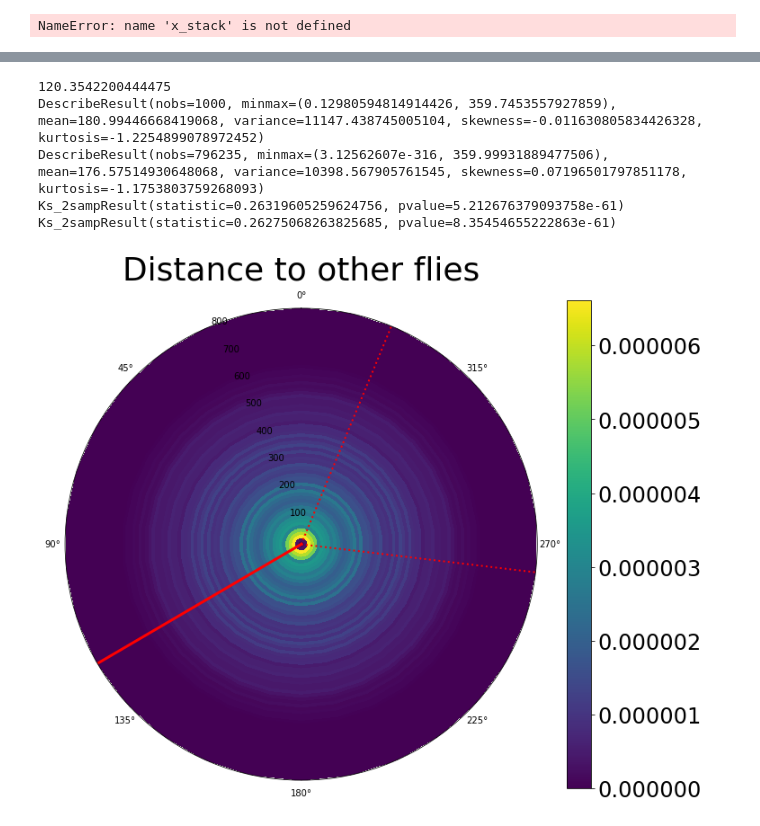
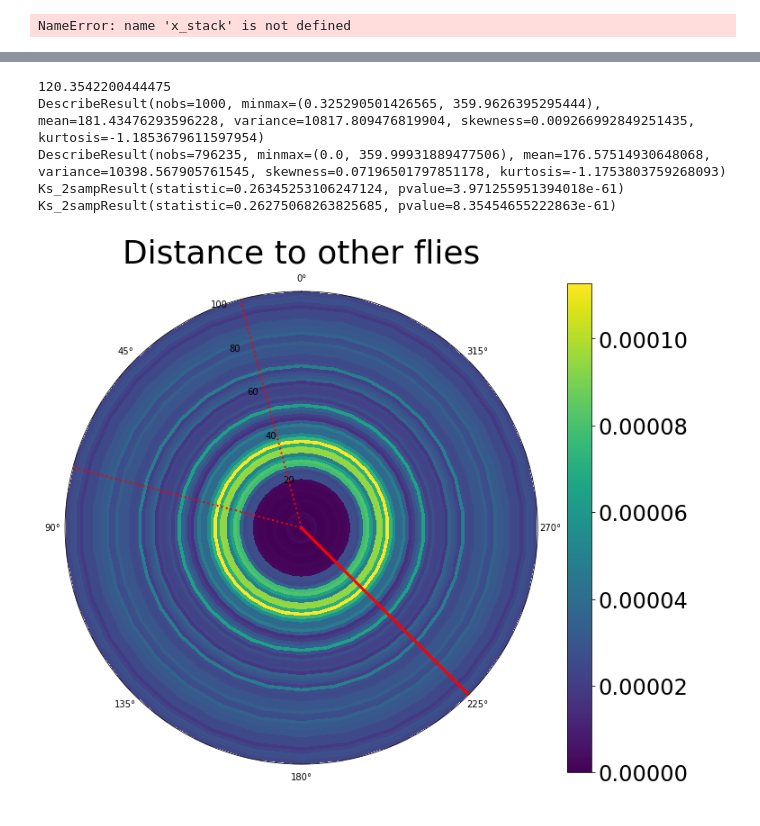
Before and after one commit to StrepsipZerg/flyDtracker, a Jupyter notebook: testing.ipynb, the cells around one changed output, grey strips where cells are left out. Cells and saved outputs as stored; diff of their text form; code cells hidden in the pictures.

```diff
--- a/testing.ipynb
+++ b/testing.ipynb
@@ -167,31 +164,33 @@ landscape(flyD.get_ori_pickle('6flies_1'), 1)
 # %%
-flyD.polar_histogram(flyD.get_ori_pickle('6flies_1'), dist_range=800)
-flyD.polar_histogram(flyD.get_ori_pickle('6flies_1'),distance=False)
+rel_flies = flyD.relative_set(flyD.get_ori_pickle('6flies_2'))
+
+flyD.polar_histogram(rel_flies, dist_range=100)
+flyD.polar_histogram(rel_flies,distance=False)
 # polar_histogram(get_ori_pickle('6flies_2'), force_bin=10)
 # polar_histogram(get_ori_pickle('6flies_2'),distance=False, force_bin=50)
 
 
 from scipy.stats import ks_2samp
 
 
 stack = flyD.relative_set(flyD.get_ori_pickle('6flies_1'))
 print(stats.circmean(stack.orientations[~np.isnan(stack.orientations)], high=360))
 
 #Creating two uniform datasets of same statistical caracteristics as our angles and distances
 rand_angles = np.random.uniform(0,360,1000)
 rand_distances = np.random.uniform(30,800,1000)
 
 print(stats.describe(rand_angles))
 print(stats.describe(stack.orientations[~np.isnan(stack.orientations)]))
 
 #Testing to see if our angles and distances are randomly distributed or not
 print(ks_2samp(rand_angles, stack.orientations))
 print(ks_2samp(rand_distances, stack.dist))
 #Our data are indeed not uniform.
 # %% [output]
 120.3542200444475
-DescribeResult(nobs=1000, minmax=(0.12980594814914426, 359.7453557927859), mean=180.99446668419068, variance=11147.438745005104, skewness=-0.011630805834426328, kurtosis=-1.2254899078972452)
-DescribeResult(nobs=796235, minmax=(3.12562607e-316, 359.99931889477506), mean=176.57514930648068, variance=10398.567905761545, skewness=0.07196501797851178, kurtosis=-1.1753803759268093)
-Ks_2sampResult(statistic=0.26319605259624756, pvalue=5.212676379093758e-61)
+DescribeResult(nobs=1000, minmax=(0.325290501426565, 359.9626395295444), mean=181.43476293596228, variance=10817.809476819904, skewness=0.009266992849251435, kurtosis=-1.1853679611597954)
+DescribeResult(nobs=796235, minmax=(0.0, 359.99931889477506), mean=176.57514930648068, variance=10398.567905761545, skewness=0.07196501797851178, kurtosis=-1.1753803759268093)
+Ks_2sampResult(statistic=0.26345253106247124, pvalue=3.971255951394018e-61)
 Ks_2sampResult(statistic=0.26275068263825685, pvalue=8.35454655222863e-61)
-[figure, old version]
+[figure, new version]
```
Also changed, not shown: parts of 10 cells of this notebook, 5 other files.
